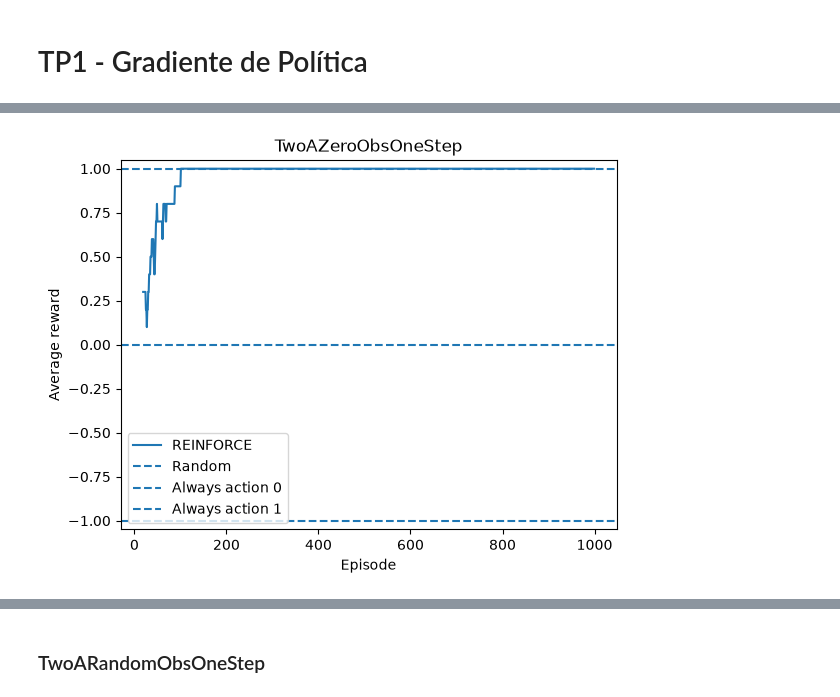
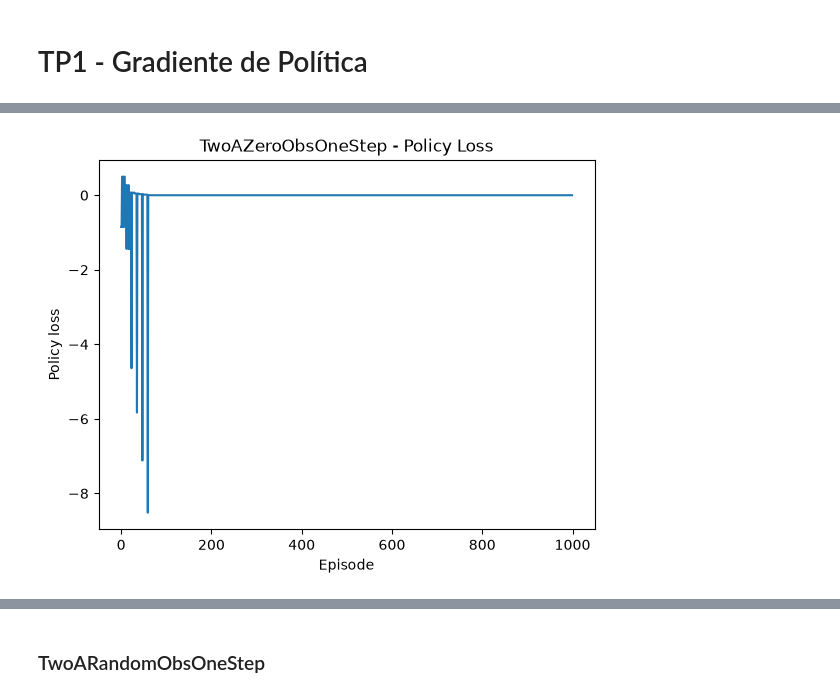
Before and after one commit to joaco1212004/TP1_GdeP_DiCola, a Jupyter notebook: tp1.ipynb, the cells around one changed output, grey strips where cells are left out. Saved outputs shown, nothing was run; the diff lists cells and outputs as text; code cells hidden in the pictures.

```diff
--- a/tp1.ipynb
+++ b/tp1.ipynb
@@ -81,28 +75,9 @@ plt.show()
-# %%
-rewards = np.array(history["rewards"])
-
-window = 20
-moving_avg = np.convolve(
-    rewards,
-    np.ones(window) / window,
-    mode="valid"
-)
-
-plt.plot(
-    np.arange(window - 1, len(rewards)),
-    moving_avg,
-    label="REINFORCE"
-)
-
-plt.axhline(0, linestyle="--", label="Random")
-plt.axhline(1, linestyle="--", label="Always action 0")
-plt.axhline(-1, linestyle="--", label="Always action 1")
-
-plt.xlabel("Episode")
-plt.ylabel("Average reward")
-plt.title("TwoAZeroObsOneStep")
-plt.ylim(-1.05, 1.05)
-plt.legend()
-plt.show()
-# %% [output]
-[figure, removed]
+# %%
+plt.plot(history["episode_losses"])
+
+plt.xlabel("Episode")
+plt.ylabel("Policy loss")
+plt.title("TwoAZeroObsOneStep - Policy Loss")
+plt.show()
+# %% [output]
+[figure, added]
```
Also changed, not shown: parts of 59 cells of this notebook, 15 other files.
